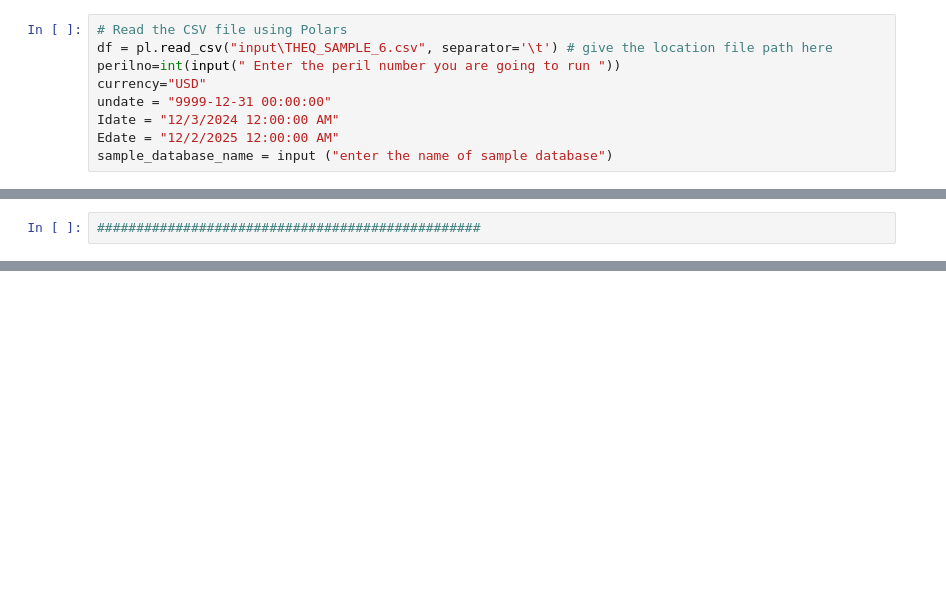
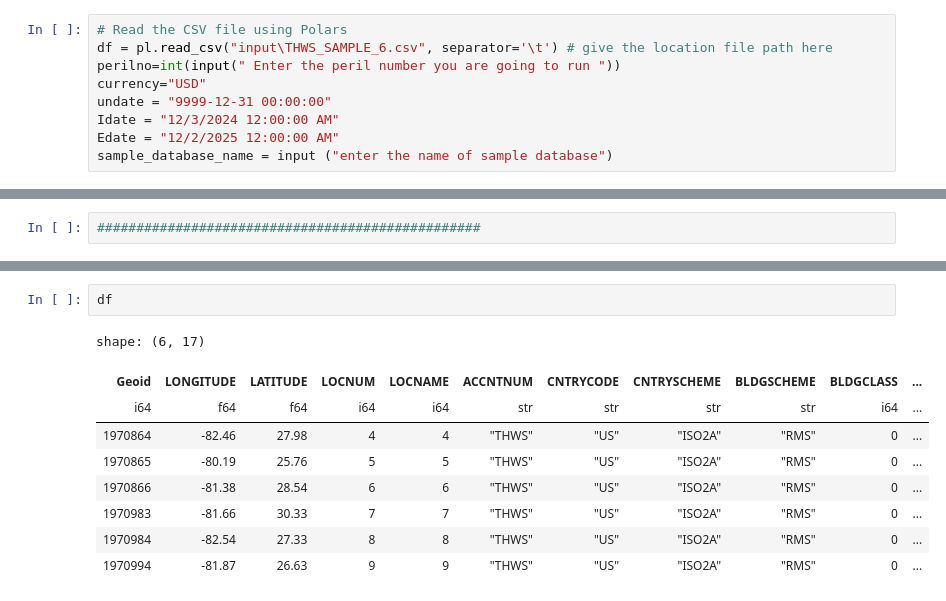
Before and after one commit to Rishinr1/07_EDM4EPERILS, a Jupyter notebook: EDM4everyperils.ipynb, the cells around one changed output, grey strips where cells are left out. Drawn from its saved outputs; the diff is of its cells as text; blank space fills up the shorter version.

Commit message:
tables updated

```diff
--- a/EDM4everyperils.ipynb
+++ b/EDM4everyperils.ipynb
@@ -11,7 +13,7 @@
 import polars as pl
 # %%
 # Read the CSV file using Polars
-df = pl.read_csv("input\THEQ_SAMPLE_6.csv", separator='\t') # give the location file path here
+df = pl.read_csv("input\THWS_SAMPLE_6.csv", separator='\t') # give the location file path here
 perilno=int(input(" Enter the peril number you are going to run "))
 currency="USD"
 undate = "9999-12-31 00:00:00"
@@ -1711,0 +1577,12 @@ else:
+# %%
+df
+# %% [output]
+shape: (6, 17)
+| Geoid | LONGITUDE | LATITUDE | LOCNUM | LOCNAME | ACCNTNUM | CNTRYCODE | CNTRYSCHEME | BLDGSCHEME | BLDGCLASS | ... |
+| i64 | f64 | f64 | i64 | i64 | str | str | str | str | i64 | ... |
+| 1970864 | -82.46 | 27.98 | 4 | 4 | "THWS" | "US" | "ISO2A" | "RMS" | 0 | ... |
+| 1970865 | -80.19 | 25.76 | 5 | 5 | "THWS" | "US" | "ISO2A" | "RMS" | 0 | ... |
+| 1970866 | -81.38 | 28.54 | 6 | 6 | "THWS" | "US" | "ISO2A" | "RMS" | 0 | ... |
+| 1970983 | -81.66 | 30.33 | 7 | 7 | "THWS" | "US" | "ISO2A" | "RMS" | 0 | ... |
+| 1970984 | -82.54 | 27.33 | 8 | 8 | "THWS" | "US" | "ISO2A" | "RMS" | 0 | ... |
+| 1970994 | -81.87 | 26.63 | 9 | 9 | "THWS" | "US" | "ISO2A" | "RMS" | 0 | ... |
```
Also changed, not shown: parts of 12 cells of this notebook, 6 other files.
